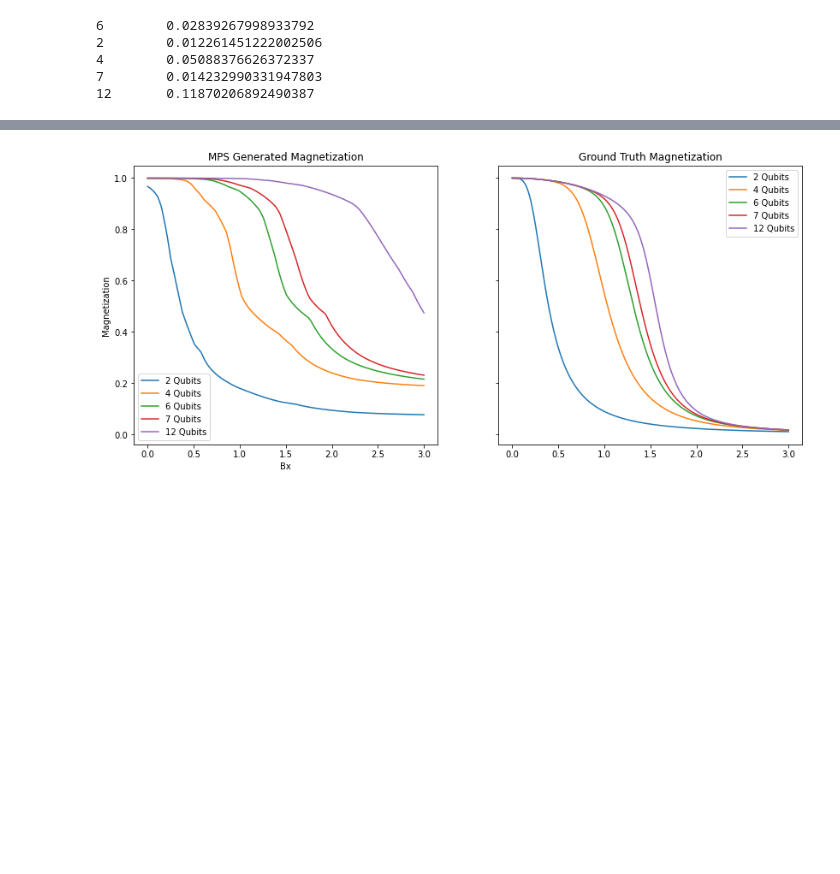
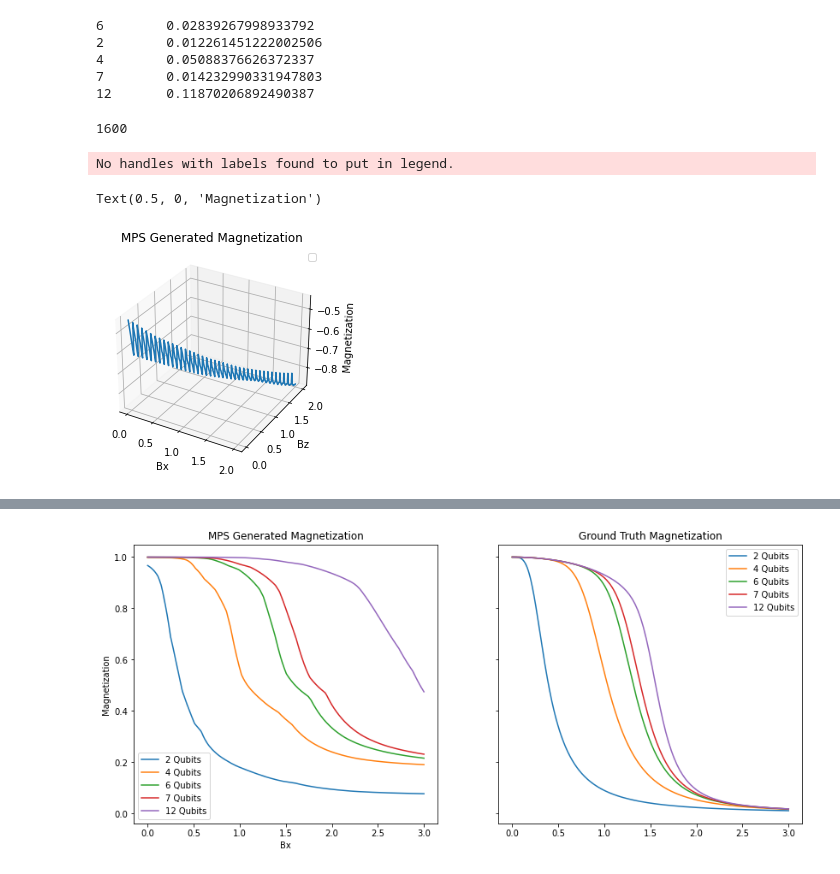
Before and after one commit to szaman19/MPSML, a Jupyter notebook: code/mps/MPS_Generator.ipynb, the cells around one changed output, grey strips where cells are left out. Saved outputs shown, nothing was run; the diff lists cells and outputs as text; code cells hidden in the pictures; blank space fills up the shorter version.

Commit message:
Active Learning Project

```diff
--- a/code/mps/MPS_Generator.ipynb
+++ b/code/mps/MPS_Generator.ipynb
@@ -72,6 +53,6 @@ training_loaders = [DataLoader(x, batch_size = 32,  shuffle=True, num_workers=20
 # %%
-warmup_2 = next(iter(training_loaders[0]))
-warmup_4 = next(iter(training_loaders[1]))
+#warmup_2 = next(iter(training_loaders[0]))
+warmup_4 = next(iter(training_loaders[0]))
 #warmup_7 = next(iter(training_loaders[2]))
 # %%
 mps_size = 5
@@ -367,3 +348,67 @@ def gen_graph(model):
     #ax1.title('J=1, Bz=0.01')
     #ax1.set_xlabel("Bx")
     #ax1.set_ylabel("Magnetization")
+# %%
+mps_size = 5
+model = auto_encoder.MPS_autoencoder(mps_size = mps_size)
+
+from mpl_toolkits import mplot3d
+
+get_dataset = auto_encoder.get_dataset
+data_6 = '6_qubit_crit_data.npz'
+data_sizes = [6]
+val_data_6 = get_dataset(data_6,6,1600)
+mag_dat = [val_data_6]
+print(len(training_data_4))
+mag_loaders = [DataLoader(x, batch_size=len(val_data_6), num_workers=20) for x in mag_dat]
+
+model.eval()
+with torch.no_grad():
+    for j,loader in enumerate(mag_loaders):
+        sys_size = data_sizes[j]
+        wave_functions = []
+        true_wave = []
+        for i, (fields,wf) in enumerate(loader):
+            fields = fields
+            gs = model(fields, sys_size)
+            wave_functions.append(gs)
+            true_wave.append(wf)
+
+        system = (wave_functions,true_wave)
+
+
+data_y_6 = system[0][0].numpy()
+data_y_6_t = system[1][0].numpy()
+
+
+vec_6 = seq_to_magnetization(seq_gen(6),6).reshape((64,1))
+mag_6 = np.squeeze((np.power(data_y_6,2) @ vec_6))
+mag_6_t = np.squeeze((np.power(data_y_6_t,2) @ vec_6))
+
+
+x = np.linspace(0,2,1600)
+y = np.linspace(0,2,1600)
+#x, y = np.meshgrid(x, y)
+fig = plt.figure()
+ax1 = plt.axes(projection='3d')
+ax1.plot3D(x, y, mag_6)
+
+
+
+#ax1.plot(x,mag_4, label='4 Qubits')
+
+#ax2.plot(x,mag_4_t, label='4 Qubits')
+
+
+ax1.legend()
+#ax2.legend()
+ax1.set_title("MPS Generated Magnetization")
+ax1.set_xlabel("Bx")
+ax1.set_ylabel("Bz")
+ax1.set_zlabel("Magnetization")
+#ax1.title('J=1, Bz=0.01')
+# %% [output]
+1600
+No handles with labels found to put in legend.
+Text(0.5, 0, 'Magnetization')
+[figure, added]
```
Also changed, not shown: parts of 4 cells of this notebook, 7 other files.
